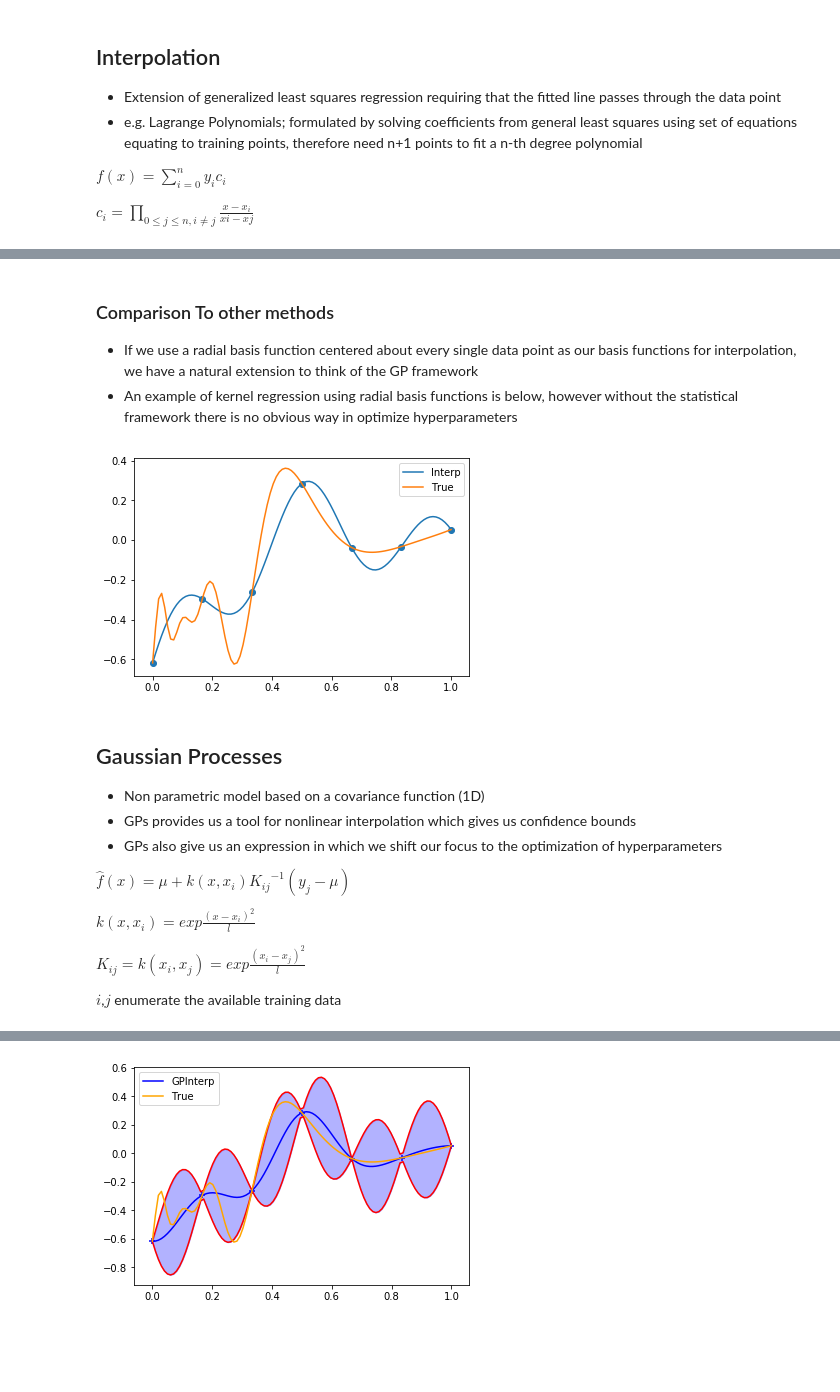
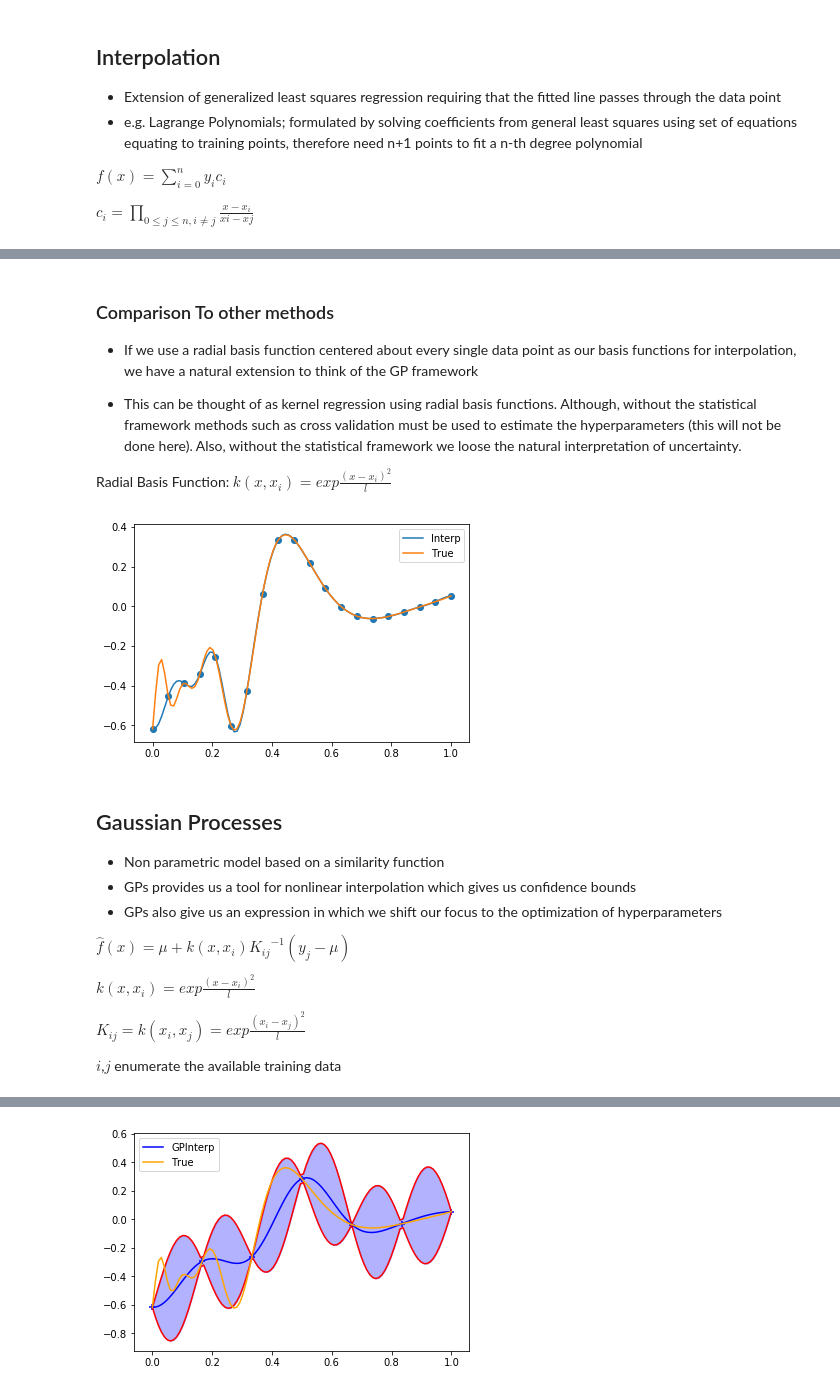
Before and after one commit to SvenVoigt/Bayes-GP_demos, a Jupyter notebook: Material Informatics Class Demo.ipynb, the cells around one changed output, grey strips where cells are left out. Cells and saved outputs as stored; diff of their text form; code cells hidden in the pictures; blank space fills up the shorter version.

```diff
--- a/Material Informatics Class Demo.ipynb
+++ b/Material Informatics Class Demo.ipynb
@@ -178,22 +227,40 @@ INTmodel.plottrue()
 # %% [markdown]
 ### Comparison To other methods
 * If we use a radial basis function centered about every single data point as our basis functions for interpolation, we have a natural extension to think of the GP framework
-* An example of kernel regression using radial basis functions is below, however without the statistical framework there is no obvious way in optimize hyperparameters
+
+* This can be thought of as kernel regression using radial basis functions. Although, without the statistical framework methods such as cross validation must be used to estimate the hyperparameters (this will not be done here). Also, without the statistical framework we loose the natural interpretation of uncertainty.
+
+Radial Basis Function:
+$k(x,x_i)=exp\frac{(x-x_i)^2}{l}$
-# %%
-import class_demos
-imp.reload(interp)
-INTmodel=interp.interp()
-INTmodel.traindata(xtrain,ytrain)
-INTmodel.rbfbasis(l=0.1)
-#INTmodel.polybasis()
-INTmodel.interp()
-INTmodel.ftrue=f
-INTmodel.plottrue()
-# %% [output]
-[figure, removed]
+# %%
+plt.close("all")
+import class_demos
+imp.reload(interp)
+f=class_demos.testfuncgp()
+
+## Specify number of points sampled
+n=20    #20 works well
+l=0.005 #0.005 works well
+
+## Generate Training data
+xtrain=np.linspace(0,1,n)
+ytrain=f(xtrain)
+
+## Specify Model, set hyperparameters
+INTmodel=interp.interp()
+INTmodel.traindata(xtrain,ytrain)
+INTmodel.rbfbasis(l=l)
+#INTmodel.polybasis()  #we can try this with polynomials as well to see how they do
+
+## Plot model
+INTmodel.interp()
+INTmodel.ftrue=f
+INTmodel.plottrue()
+# %% [output]
+[figure, added]
 # %% [markdown]
 ## Gaussian Processes
-* Non parametric model based on a covariance function (1D)
+* Non parametric model based on a similarity function
 * GPs provides us a tool for nonlinear interpolation which gives us confidence bounds
 * GPs also give us an expression in which we shift our focus to the optimization of hyperparameters
 
```
Also changed, not shown: parts of 30 cells of this notebook, 3 other files.
